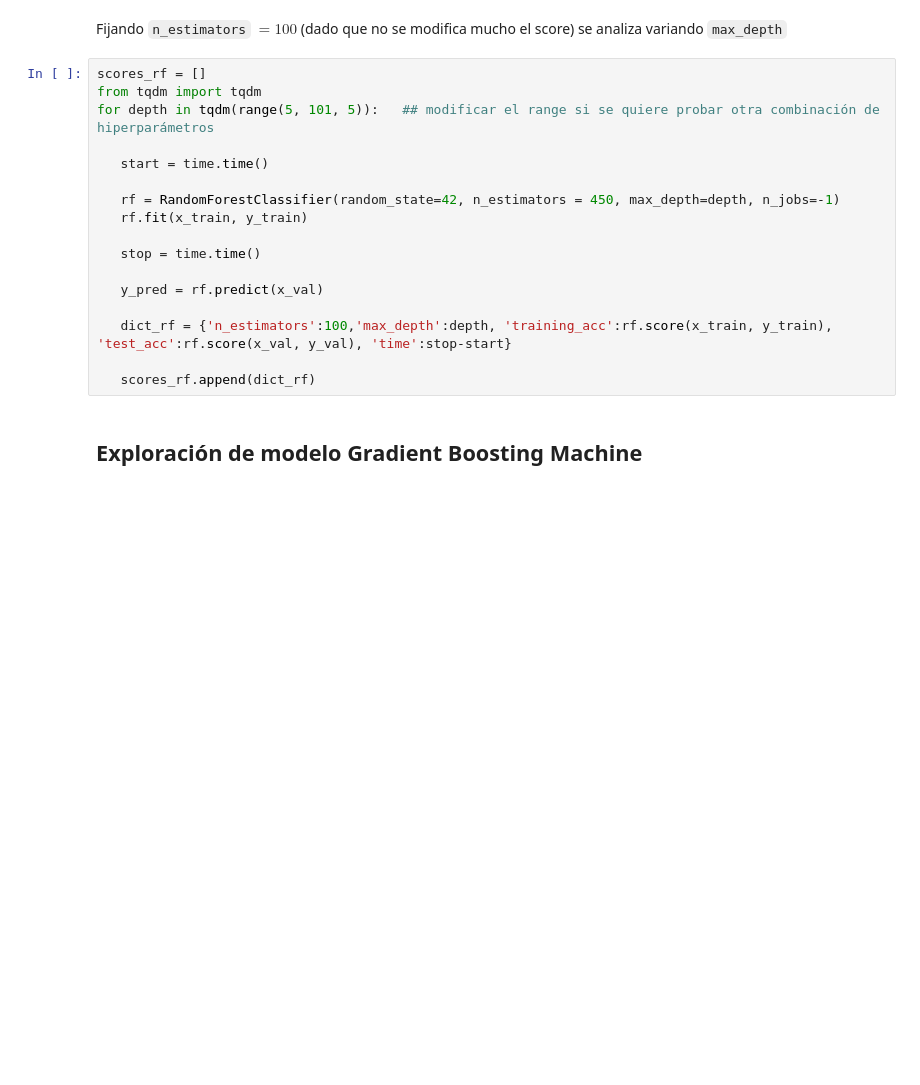
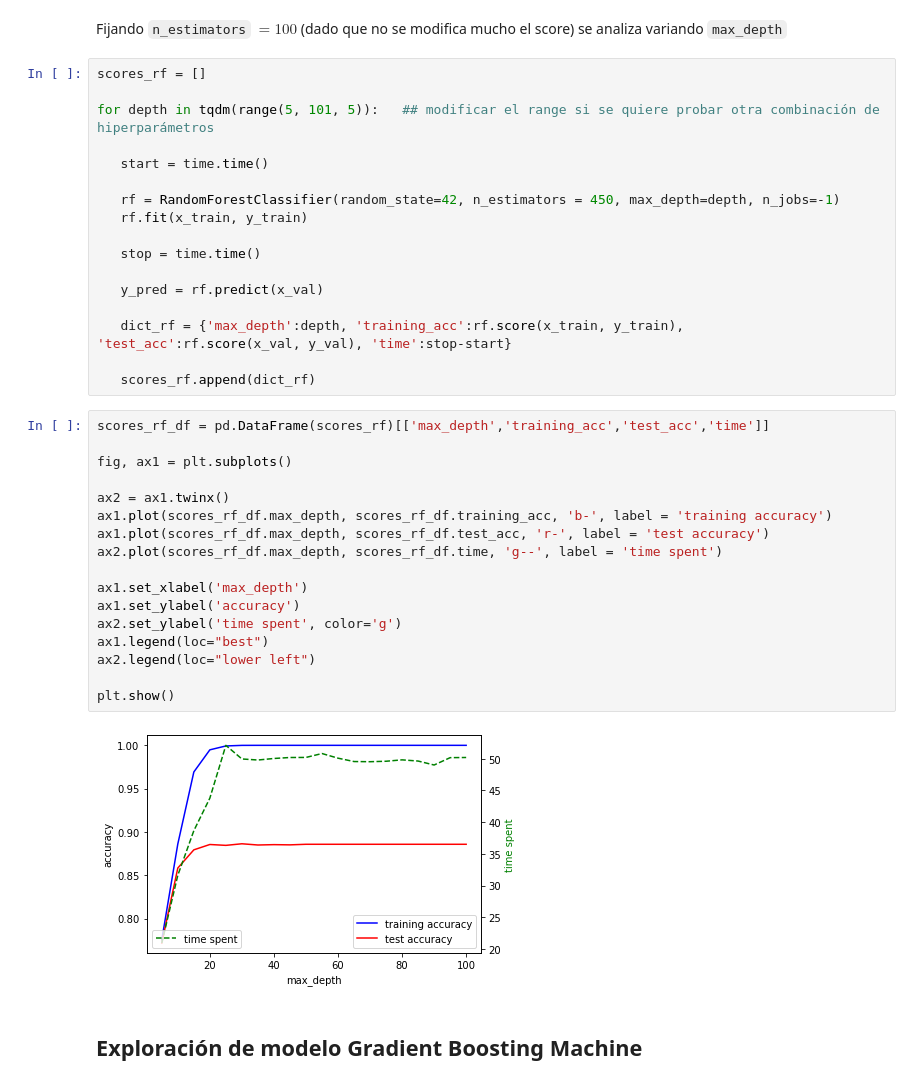
Before and after one commit to mcnanton/tp2AA, a Jupyter notebook: TP2AA.ipynb, the cells around one changed output. Drawn from its saved outputs; the diff is of its cells as text; blank space fills up the shorter version.

```diff
--- a/TP2AA.ipynb
+++ b/TP2AA.ipynb
@@ -517,7 +501,7 @@ Name: 9, dtype: float64
 Fijando `n_estimators` $= 100$ (dado que no se modifica mucho el score) se analiza variando `max_depth`
 # %%
 scores_rf = []
-from tqdm import tqdm
+
 for depth in tqdm(range(5, 101, 5)):   ## modificar el range si se quiere probar otra combinación de hiperparámetros
 
    start = time.time()
@@ -529,8 +513,27 @@ for depth in tqdm(range(5, 101, 5)):   ## modificar el range si se quiere probar
 
    y_pred = rf.predict(x_val)
 
-   dict_rf = {'n_estimators':100,'max_depth':depth, 'training_acc':rf.score(x_train, y_train), 'test_acc':rf.score(x_val, y_val), 'time':stop-start}
+   dict_rf = {'max_depth':depth, 'training_acc':rf.score(x_train, y_train), 'test_acc':rf.score(x_val, y_val), 'time':stop-start}
 
    scores_rf.append(dict_rf)
+# %%
+scores_rf_df = pd.DataFrame(scores_rf)[['max_depth','training_acc','test_acc','time']]
+
+fig, ax1 = plt.subplots()
+
+ax2 = ax1.twinx()
+ax1.plot(scores_rf_df.max_depth, scores_rf_df.training_acc, 'b-', label = 'training accuracy')
+ax1.plot(scores_rf_df.max_depth, scores_rf_df.test_acc, 'r-', label = 'test accuracy')
+ax2.plot(scores_rf_df.max_depth, scores_rf_df.time, 'g--', label = 'time spent')
+
+ax1.set_xlabel('max_depth')
+ax1.set_ylabel('accuracy')
+ax2.set_ylabel('time spent', color='g')
+ax1.legend(loc="best")
+ax2.legend(loc="lower left")
+
+plt.show()
+# %% [output]
+[figure, added]
 # %% [markdown]
 ## Exploración de modelo Gradient Boosting Machine
```
Also changed, not shown: parts of 5 cells of this notebook.
